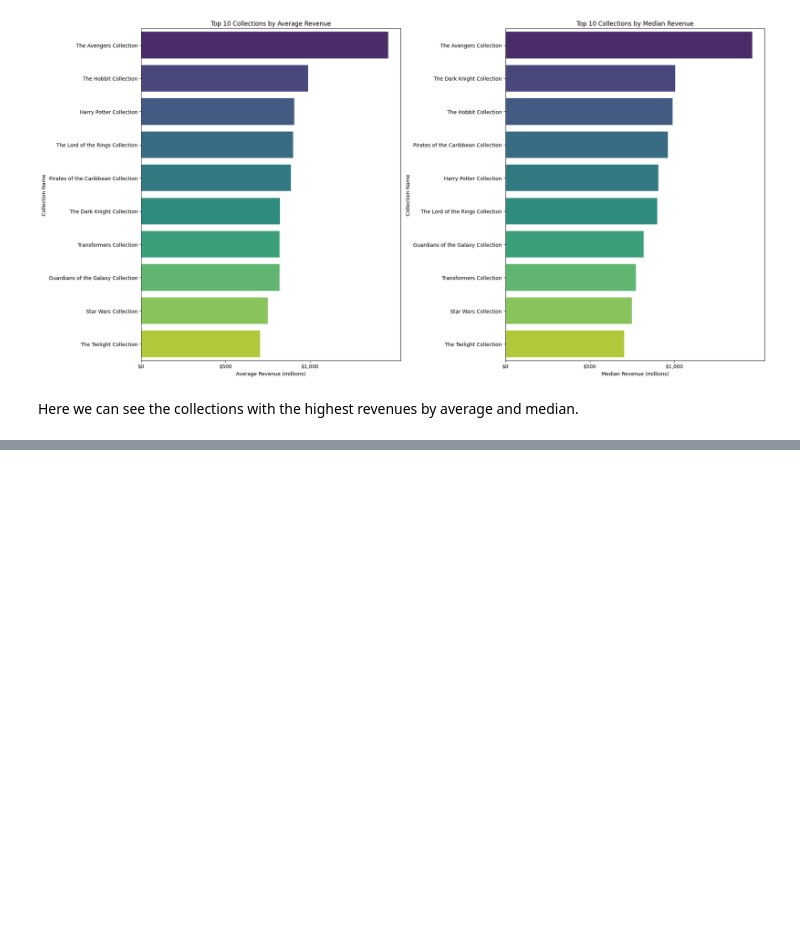
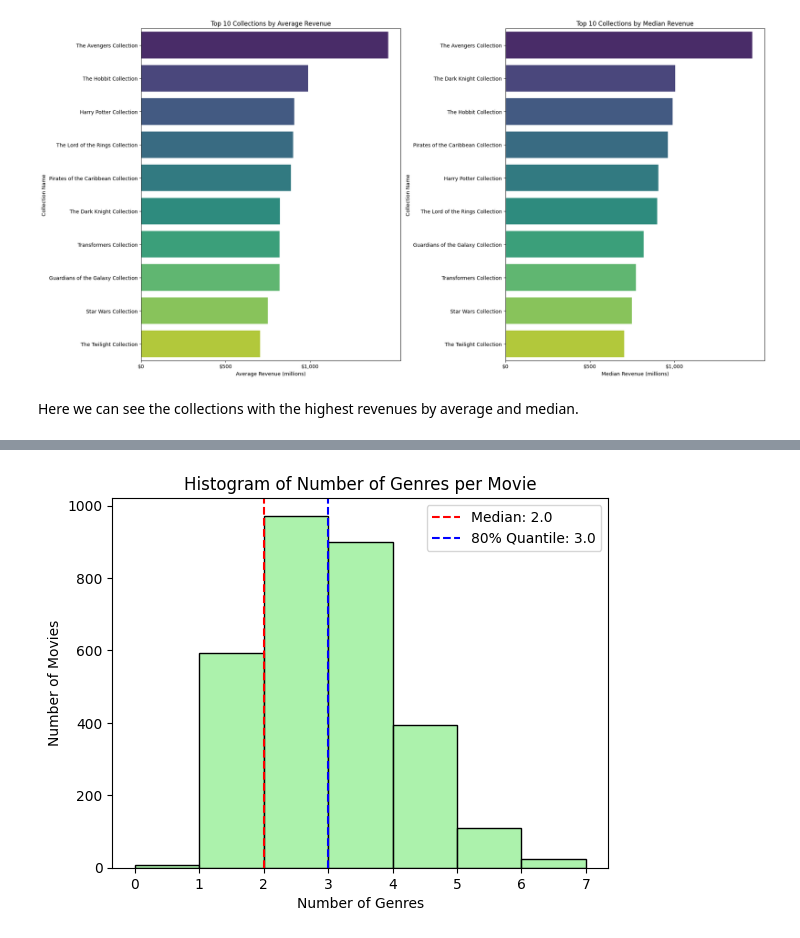
Before and after one commit to 1oannis/tmdb-machine-learning, a Jupyter notebook: tmdb.ipynb, the cells around one changed output, grey strips where cells are left out. Drawn from its saved outputs; the diff is of its cells as text; code cells hidden in the pictures; blank space fills up the shorter version.

Commit message:
feat add eda for genre

```diff
--- a/tmdb.ipynb
+++ b/tmdb.ipynb
@@ -283,0 +294,9 @@ Here we can see the collections with the highest revenues by average and median.
+# %%
+# Count the number of genres per movie
+train['genre_count'] = train['genres'].apply(lambda x: len(ast.literal_eval(x)) if pd.notna(x) else 0)
+
+# Count the number of movies for each genre count
+genre_count_distribution = train['genre_count'].value_counts().sort_index()
+
+# Display the distribution
+genre_count_distribution
@@ -283,0 +314,24 @@ Here we can see the collections with the highest revenues by average and median.
+# %%
+# Calculate the median and 0.8 quantile of genre_count
+median_genre_count = train['genre_count'].median()
+quantile_80_genre_count = train['genre_count'].quantile(0.80)
+
+# Plot the histogram
+sns.histplot(train['genre_count'], bins=range(0, train['genre_count'].max() + 1), kde=False, color='lightgreen')
+
+# Add a vertical line for the median
+plt.axvline(median_genre_count, color='red', linestyle='--', label=f'Median: {median_genre_count}')
+
+# Add a vertical line for the 0.8 quantile
+plt.axvline(quantile_80_genre_count, color='blue', linestyle='--', label=f'80% Quantile: {quantile_80_genre_count}')
+
+# Add labels and title
+plt.xlabel('Number of Genres')
+plt.ylabel('Number of Movies')
+plt.title('Histogram of Number of Genres per Movie')
+plt.legend()
+
+# Show the plot
+plt.show()
+# %% [output]
+[figure, added]
```
Also changed, not shown: parts of 12 cells of this notebook.
